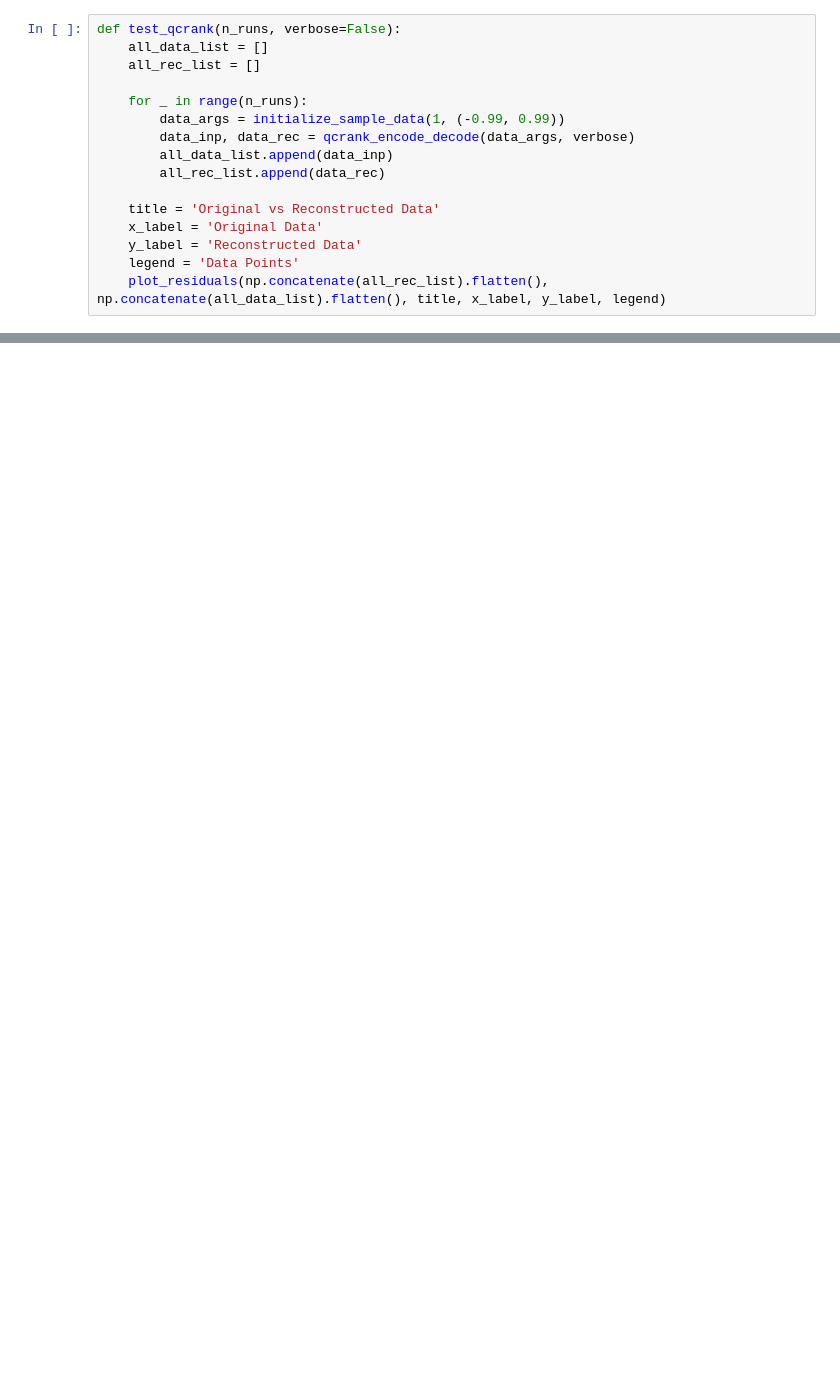
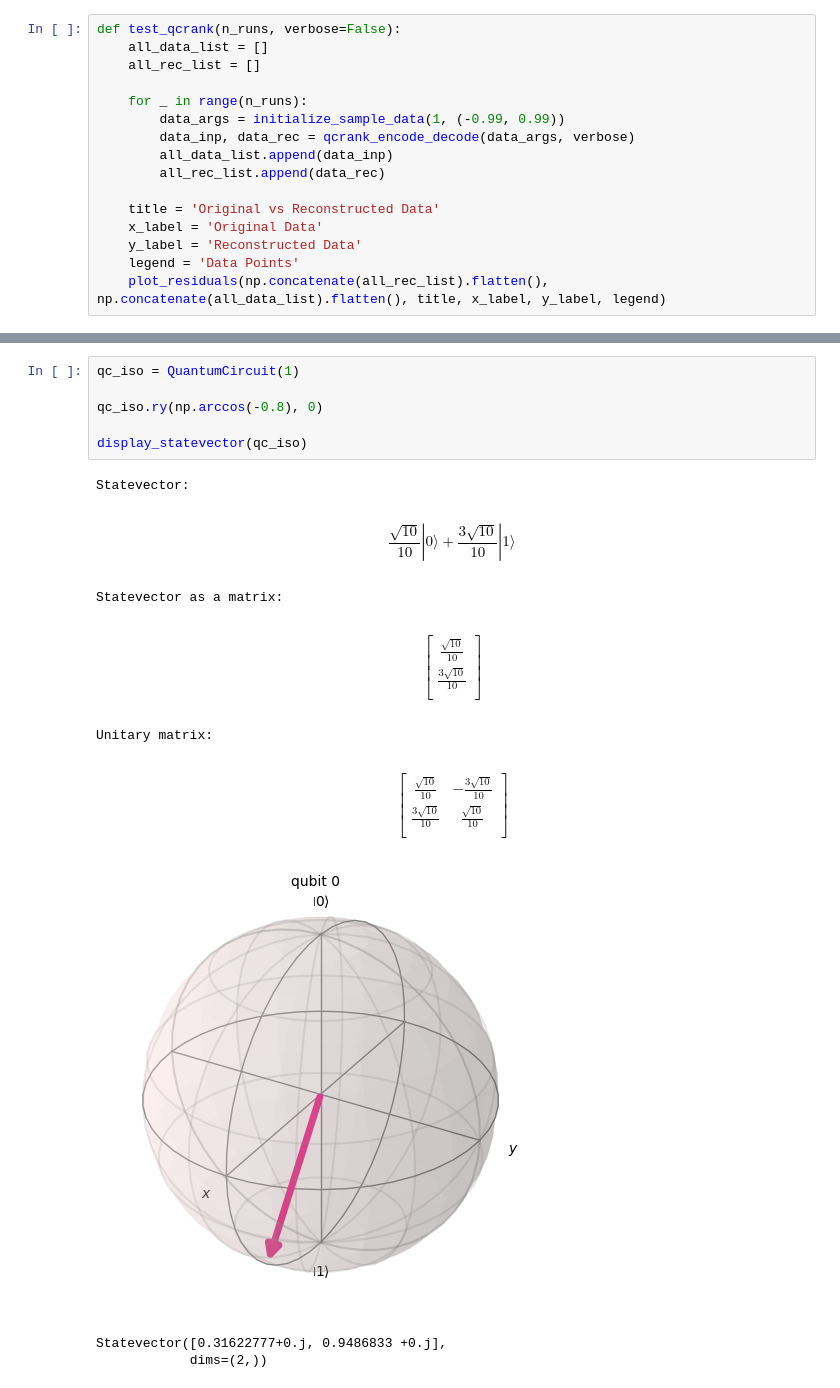
Before and after one commit to Burned357Waffles/Marching-Qubes-Thesis, a Jupyter notebook: ehands_qcrank_exploration.ipynb, the cells around one changed output, grey strips where cells are left out. Drawn from its saved outputs; the diff is of its cells as text; blank space fills up the shorter version.

Commit message:
added bloch visualization of ry gate

```diff
--- a/ehands_qcrank_exploration.ipynb
+++ b/ehands_qcrank_exploration.ipynb
@@ -446,0 +447,26 @@ Slope of line of best fit: 1.0005
+# %%
+qc_iso = QuantumCircuit(1)
+
+qc_iso.ry(np.arccos(-0.8), 0)
+
+display_statevector(qc_iso)
+# %% [output]
+Statevector:
+$$\frac{\sqrt{10}}{10} |0\rangle+\frac{3 \sqrt{10}}{10} |1\rangle$$
+Statevector as a matrix:
+$$
+\begin{bmatrix}
+\frac{\sqrt{10}}{10}  \\
+ \frac{3 \sqrt{10}}{10}  \\
+ \end{bmatrix}
+$$
+Unitary matrix:
+$$
+\begin{bmatrix}
+\frac{\sqrt{10}}{10} & - \frac{3 \sqrt{10}}{10}  \\
+ \frac{3 \sqrt{10}}{10} & \frac{\sqrt{10}}{10}  \\
+ \end{bmatrix}
+$$
+[figure, added]
+Statevector([0.31622777+0.j, 0.9486833 +0.j],
+            dims=(2,))
```
Also changed, not shown: parts of 4 cells of this notebook.
